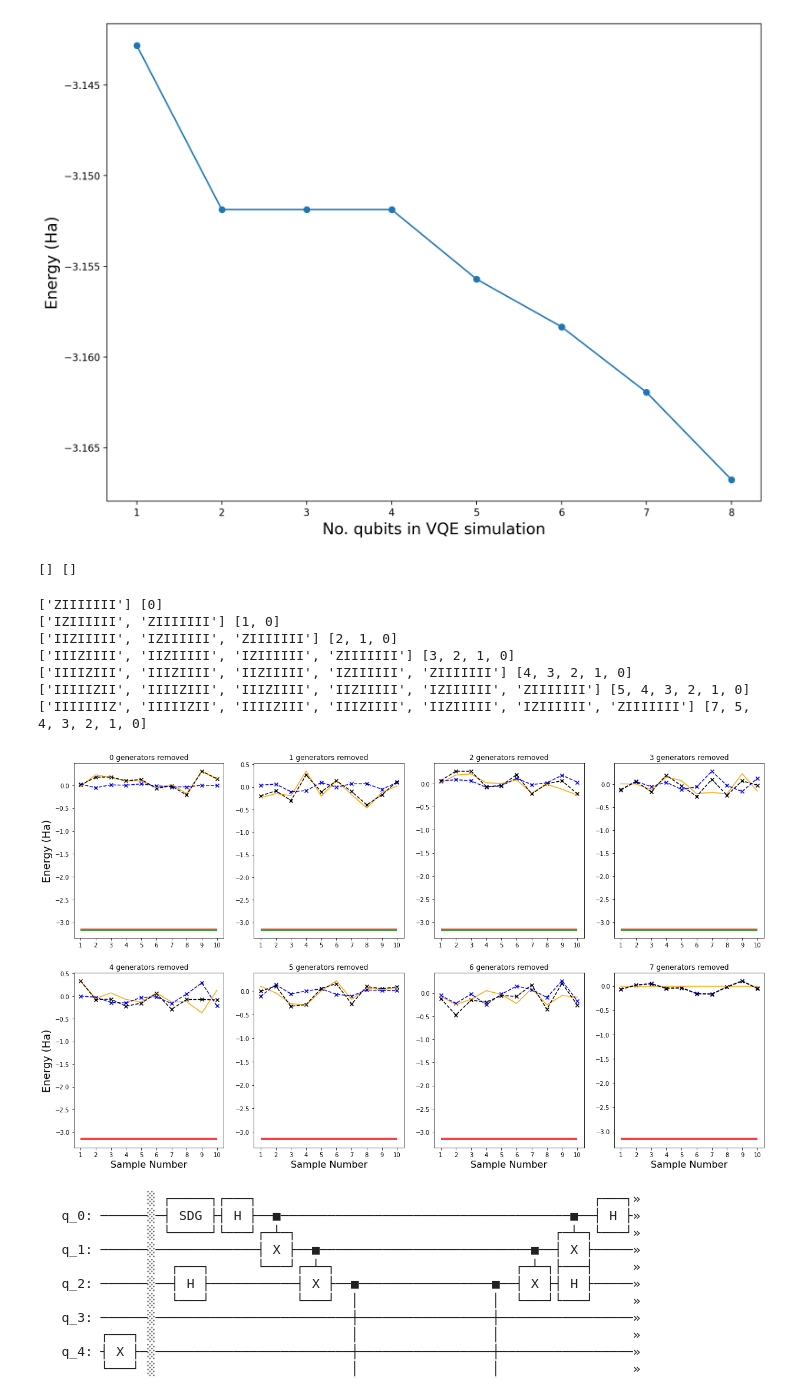
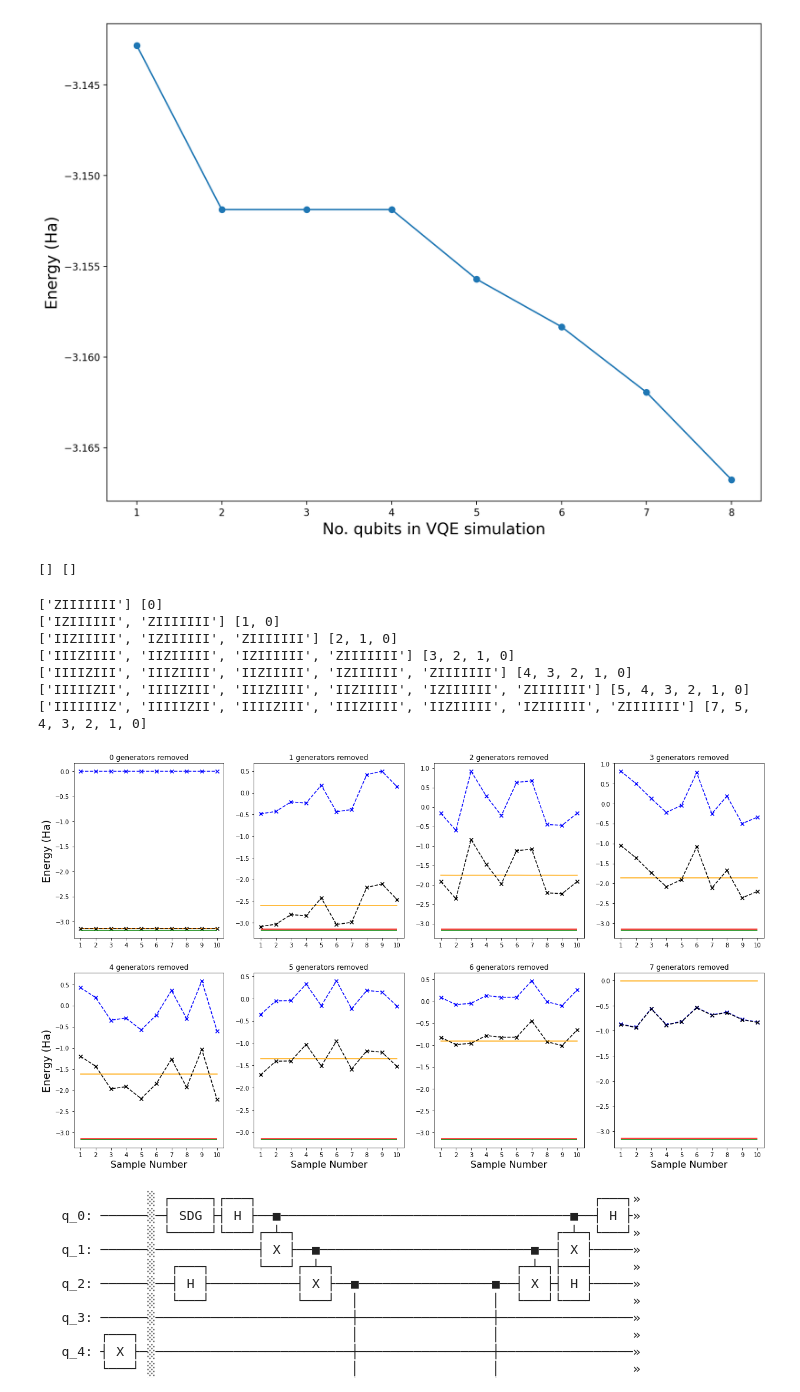
Before and after one commit to wmkirby1/CS-VQE, a Jupyter notebook: HeH+ Example.ipynb, the cells around one changed output. Drawn from its saved outputs; the diff is of its cells as text; code cells hidden in the pictures.

Commit message:
COntinued testing of circuits and projectors into eigenspace

```diff
--- a/HeH+ Example.ipynb
+++ b/HeH+ Example.ipynb
@@ -258,10 +259,8 @@ from matplotlib import pyplot as plt
 shots=10
 #rot_ham, rot_ham_noncon, rot_ham_context = rotate_hamiltonian(rotations, ham, ham_noncon, ham_context)
 molecule='HeH+'
-I_op = openfermion.ops.QubitOperator.identity()
-A_op = qonvert.dict_to_QubitOperator(A)
-A_array = get_sparse_operator(A_op, n_qubits=8).toarray()
-projector = get_sparse_operator((A_op+I_op)/2, n_qubits=8).toarray()
+eig_proj = la.eigenstate_projector(A, num_qubits)
+initial_state='00010000'
 
 fig, axs = plt.subplots(nrows = 2, ncols = 4, figsize = (21,12))
 grid_pos = [(0,0),(0,1),(0,2),(0,3),(1,0),(1,1),(1,2),(1,3)]
@@ -276,6 +275,7 @@ for index, grid in enumerate(grid_pos):
     removed_generators = [list(generators.keys())[i] for i in removed_index]
     Z_indices = [g.find('Z') for g in removed_generators]
     print(removed_generators, Z_indices)
+    nc_proj = la.noncon_projector(initial_state, Z_indices, num_qubits)
 
     new_ham_noncon, new_ham_context = eig.discard_generator(ham_noncon, ham_context, removed_generators)
     new_ham_noncon_q = qonvert.dict_to_QubitOperator(new_ham_noncon)
@@ -300,14 +300,8 @@ for index, grid in enumerate(grid_pos):
         #expect_noncon, expect_context = eig.expectation_optimiser(molecule=molecule, ham_n=new_ham_noncon_q, ham_c=new_ham_context_q,
         #                                                          r1=r1, r2=r2, amps=amps, initial_state=initial_state,num_qubits=num_qubits,
         #                                                          Z_indices=Z_indices,rot=True)
-
-        random_vec = la.random_complex_vector(2**8)
-        psi = np.dot(projector, random_vec)
-        psi_conj = np.conjugate(psi)
-        norm = np.sqrt(np.dot(psi_conj, psi))
-        psi = psi/norm
-        psi_conj = np.conjugate(psi)
-
+        rand_vec = la.random_complex_vector(2**8)
+        psi = la.apply_projections(rand_vec, [nc_proj, eig_proj])
         expect_noncon = la.expectation(new_ham_noncon_q, psi, 8)
         expect_context = la.expectation(new_ham_context_q, psi, 8)
 
@@ -322,34 +316,34 @@ for index, grid in enumerate(grid_pos):
         #A_psi = A.matvec(psi)
         #print(psi_conj.dot(A_psi))
 
     axs[grid].plot(X, Y_noncon, color='orange')
     axs[grid].scatter(X, Y_context, color='blue', marker = 'x')
     axs[grid].plot(X, Y_context, color='blue', ls='--')
     axs[grid].scatter(X, Y_combined, color='black', marker = 'x')
     axs[grid].plot(X, Y_combined, color='black', ls='--')
     #plt.plot(range(shots), Y_combined, color='purple')
     axs[grid].hlines(gs_noncon_energy, 1, shots, color='r')
     axs[grid].hlines(true_gs, 1, shots, color='g')
 
     axs[grid].set_xticks(X)
     axs[grid].set_title("%i generators removed" % abs(index))
     if grid[0] == 1:
         axs[grid].set_xlabel('Sample Number',fontsize=16)
     if grid[1] == 0:
         axs[grid].set_ylabel('Energy (Ha)',fontsize=18)
     #print('<H> w.r.t. simultaneous eigenstate:', expect)
     #print('Noncontextual approximation:', gs_noncon_energy)
     #print('Expectation values match?', abs(expect - gs_noncon_energy) < 10**-12) #sanity check - expectation values match?
 # %% [output]
 [] []
 ['ZIIIIIII'] [0]
 ['IZIIIIII', 'ZIIIIIII'] [1, 0]
 ['IIZIIIII', 'IZIIIIII', 'ZIIIIIII'] [2, 1, 0]
 ['IIIZIIII', 'IIZIIIII', 'IZIIIIII', 'ZIIIIIII'] [3, 2, 1, 0]
 ['IIIIZIII', 'IIIZIIII', 'IIZIIIII', 'IZIIIIII', 'ZIIIIIII'] [4, 3, 2, 1, 0]
 ['IIIIIZII', 'IIIIZIII', 'IIIZIIII', 'IIZIIIII', 'IZIIIIII', 'ZIIIIIII'] [5, 4, 3, 2, 1, 0]
 ['IIIIIIIZ', 'IIIIIZII', 'IIIIZIII', 'IIIZIIII', 'IIZIIIII', 'IZIIIIII', 'ZIIIIIII'] [7, 5, 4, 3, 2, 1, 0]
-[figure, old version]
+[figure, new version]
 # %%
 amp_ratio = (1 + r2) / (r1)
 t1 = np.arctan(-amp_ratio)
```
Also changed, not shown: parts of 21 cells of this notebook, 3 other files.
